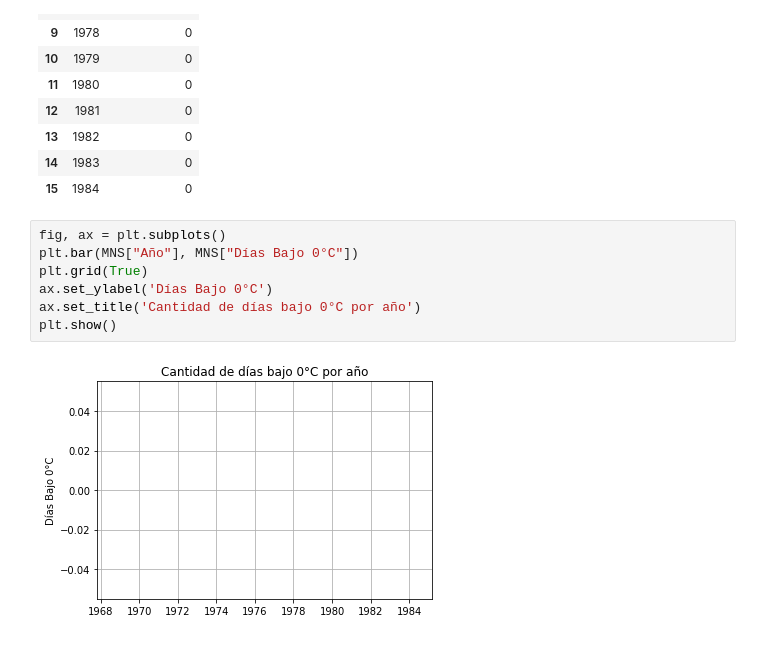
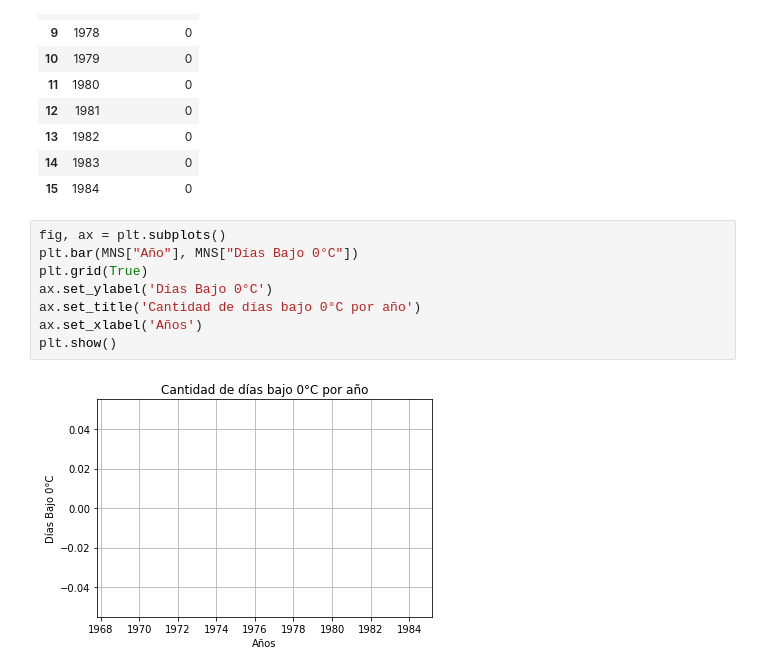
Before and after one commit to JoelA06/Tareas, a Jupyter notebook: Actividad5/Actividad5.ipynb, the cells around one changed output. Cells and saved outputs as stored; diff of their text form.

```diff
--- a/Actividad5/Actividad5.ipynb
+++ b/Actividad5/Actividad5.ipynb
@@ -131,9 +134,10 @@ MNS
 # %%
 fig, ax = plt.subplots()
 plt.bar(MNS["Año"], MNS["Días Bajo 0°C"])
 plt.grid(True)
 ax.set_ylabel('Días Bajo 0°C')
 ax.set_title('Cantidad de días bajo 0°C por año')
+ax.set_xlabel('Años')
 plt.show()
 # %% [output]
-[figure, old version]
+[figure, new version]
```
Also changed, not shown: parts of 28 cells of this notebook.
